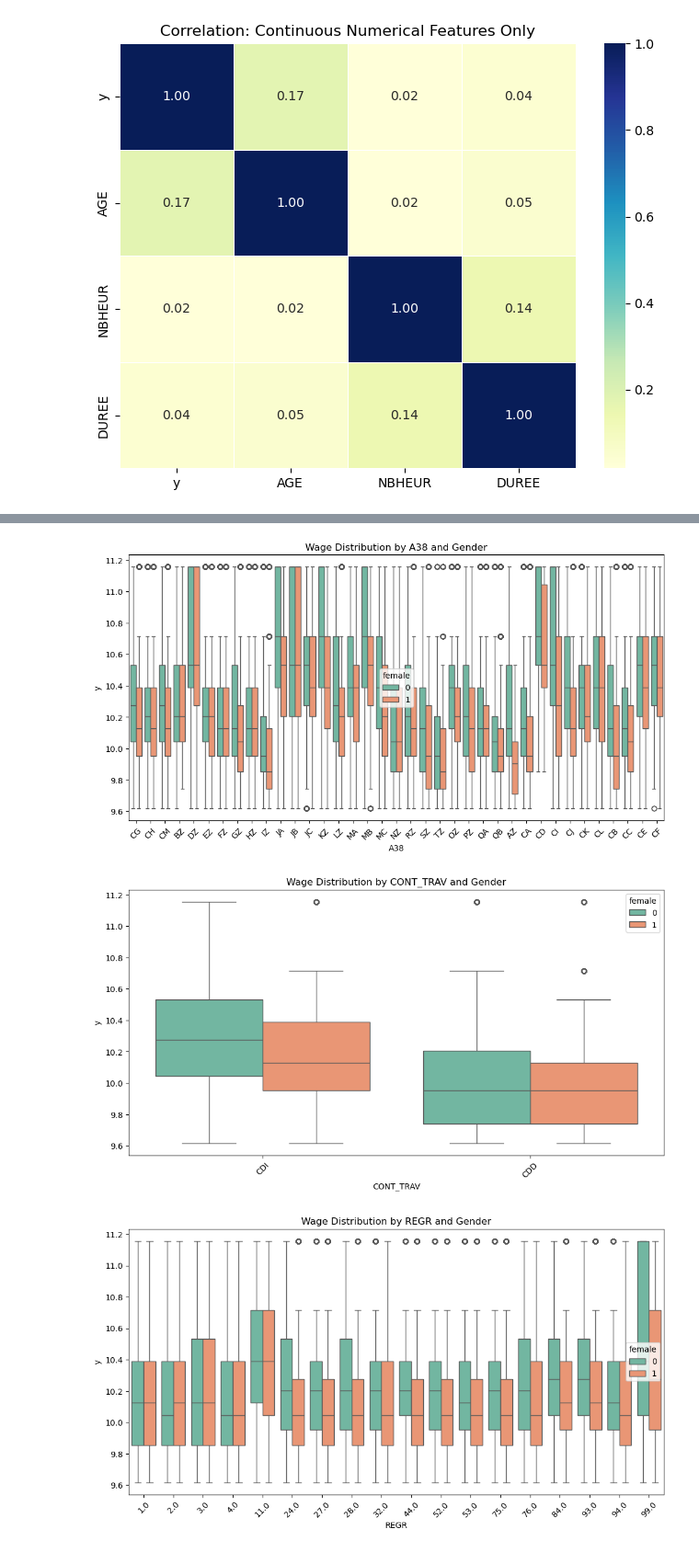
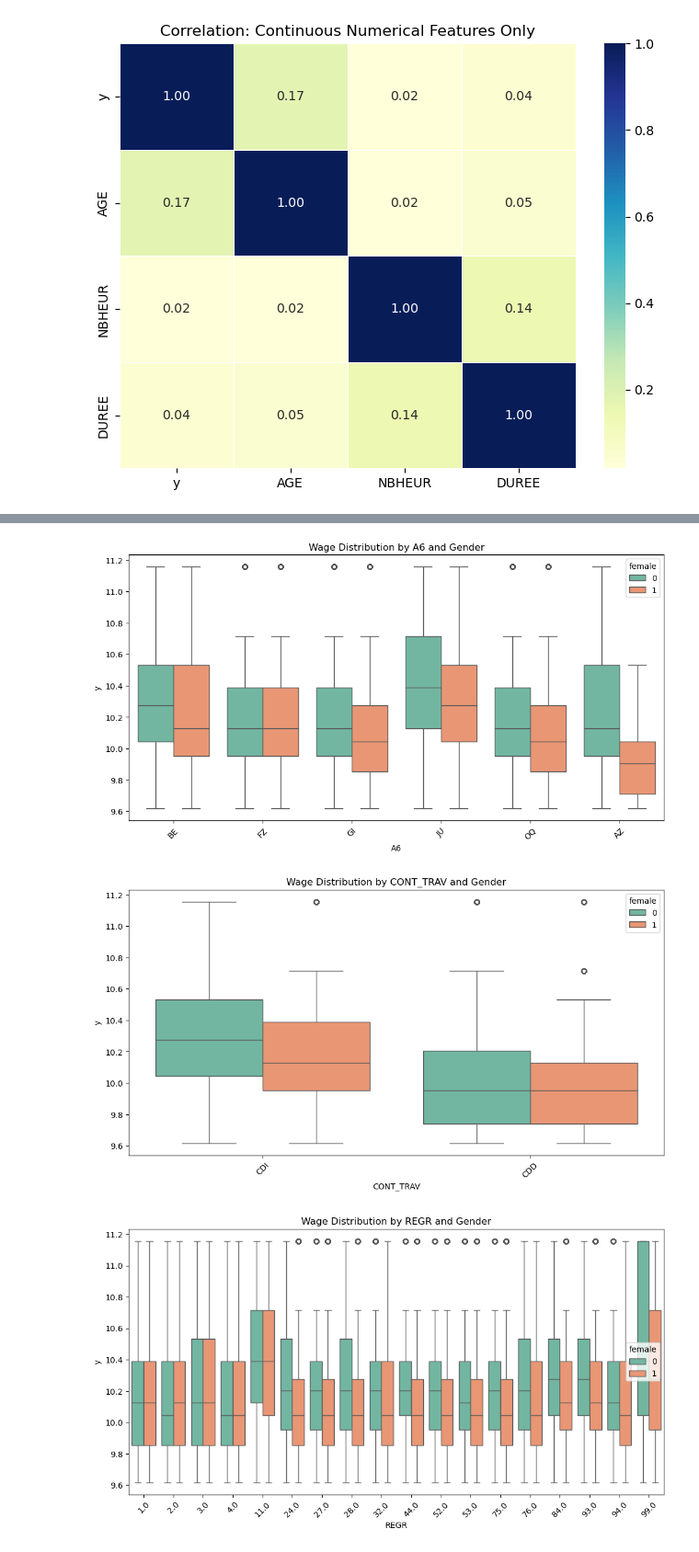
Before and after one commit to cynthia-francis/Gender-Wage-Gap-Heterogeneity-in-France, a Jupyter notebook: notebooks/EDA.ipynb, the cells around one changed output, grey strips where cells are left out. Shown at 92% size. Drawn from its saved outputs; the diff is of its cells as text; code cells hidden in the pictures.

```diff
--- a/notebooks/EDA.ipynb
+++ b/notebooks/EDA.ipynb
@@ -501,9 +492,8 @@ plt.show()
 # %%
 # For Numerical (Continuous) Variables: Pairplots & Regplots
 
-
 # Define true continuous columns
-num_features = ['AGE', 'NBHEUR', 'DUREE', 'NBHEUR_TOT']
+num_features = ['AGE', 'NBHEUR', 'DUREE']
 
 # Create a multi-plot figure
 fig, axes = plt.subplots(nrows=2, ncols=2, figsize=(15, 10))
@@ -522,17 +512,17 @@ plt.show()
 # %%
 # For Categorical Variables: Boxplots & Mean Plots
 
 # List of categorical features (excluding PCS due to the large number of categories)
-cat_features = ['A38', 'CONT_TRAV', 'REGR']
+cat_features = ['A6', 'CONT_TRAV', 'REGR', 'CS']
 
 for col in cat_features:
     plt.figure(figsize=(12, 6))
     # Boxplot shows the median and spread of wages for every category
     sns.boxplot(data=df_model, x=col, y='y', hue='female', palette='Set2')
     plt.title(f'Wage Distribution by {col} and Gender')
     plt.xticks(rotation=45)
     plt.show()
 # %% [output]
-[figure, old version]
+[figure, new version]
 [figure]
 [figure]
```
Also changed, not shown: parts of 20 cells of this notebook.
